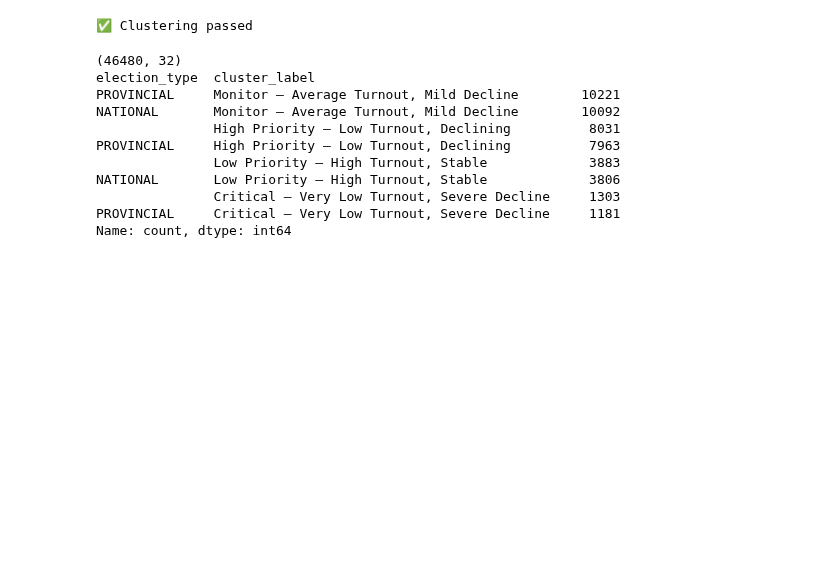
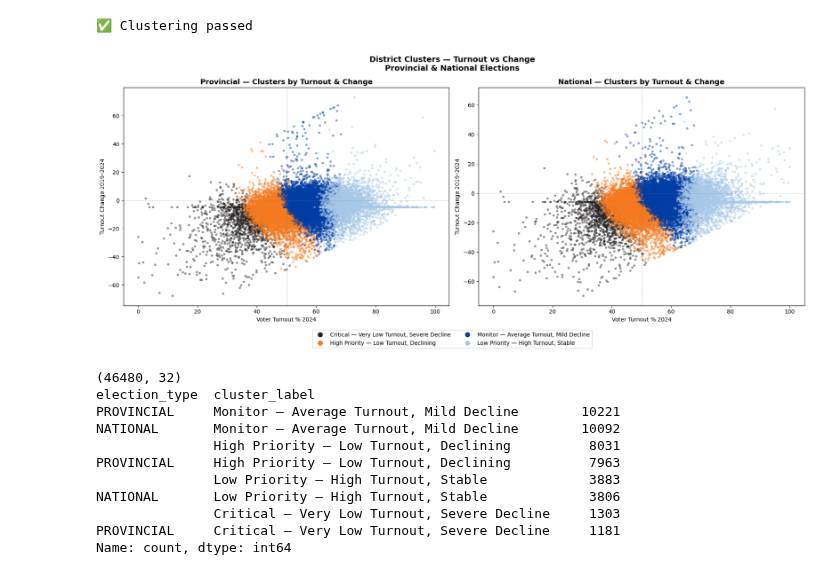
Before and after one commit to thetomaunatlala-777/IEC2029-Calybre, a Jupyter notebook: IEC2029/notebooks/datascience.ipynb, the cells around one changed output. Saved outputs shown, nothing was run; the diff lists cells and outputs as text; code cells hidden in the pictures; blank space fills up the shorter version.

Commit message:
data science pipeline done

```diff
--- a/IEC2029/notebooks/datascience.ipynb
+++ b/IEC2029/notebooks/datascience.ipynb
@@ -1053,6 +1053,53 @@ assert nat_wide['cluster'].value_counts().min() > 0, "❌ Empty cluster in natio
 print("✅ Clustering passed")
 # %% [output]
 ✅ Clustering passed
+# %%
+fig, axes = plt.subplots(1, 2, figsize=(18, 7))
+
+order = [
+    'Critical — Very Low Turnout, Severe Decline',
+    'High Priority — Low Turnout, Declining',
+    'Monitor — Average Turnout, Mild Decline',
+    'Low Priority — High Turnout, Stable'
+]
+
+colors_map = {
+    'Critical — Very Low Turnout, Severe Decline': '#231F20',
+    'High Priority — Low Turnout, Declining': '#F47920',
+    'Monitor — Average Turnout, Mild Decline': '#003DA5',
+    'Low Priority — High Turnout, Stable': '#A8C8E8'
+}
+
+for ax, data, title in zip(axes,
+                            [prov_wide, nat_wide],
+                            ['Provincial', 'National']):
+    for label in order:
+        subset = data[data['cluster_label'] == label]
+        ax.scatter(
+            subset['voter_turnout_percent_2024'],
+            subset['turnout_change_2019_2024'],
+            c=colors_map[label],
+            label=label,
+            alpha=0.4,
+            s=10
+        )
+    ax.set_title(f'{title} — Clusters by Turnout & Change', fontsize=13, fontweight='bold')
+    ax.set_xlabel('Voter Turnout % 2024')
+    ax.set_ylabel('Turnout Change 2019–2024')
+    ax.axhline(0, color='grey', linestyle='--', linewidth=0.8, alpha=0.5)
+    ax.axvline(50, color='grey', linestyle='--', linewidth=0.8, alpha=0.5)
+
+handles = [plt.Line2D([0], [0], marker='o', color='w',
+            markerfacecolor=colors_map[l], markersize=10, label=l) for l in order]
+fig.legend(handles=handles, loc='lower center', ncol=2,
+           fontsize=10, bbox_to_anchor=(0.5, -0.08))
+
+plt.suptitle('District Clusters — Turnout vs Change\nProvincial & National Elections',
+             fontsize=14, fontweight='bold')
+plt.tight_layout()
+plt.show()
+# %% [output]
+[figure, added]
 # %%
 # Add election type column for identification
 prov_wide['election_type'] = 'PROVINCIAL'
```
Also changed, not shown: parts of 4 cells of this notebook.
